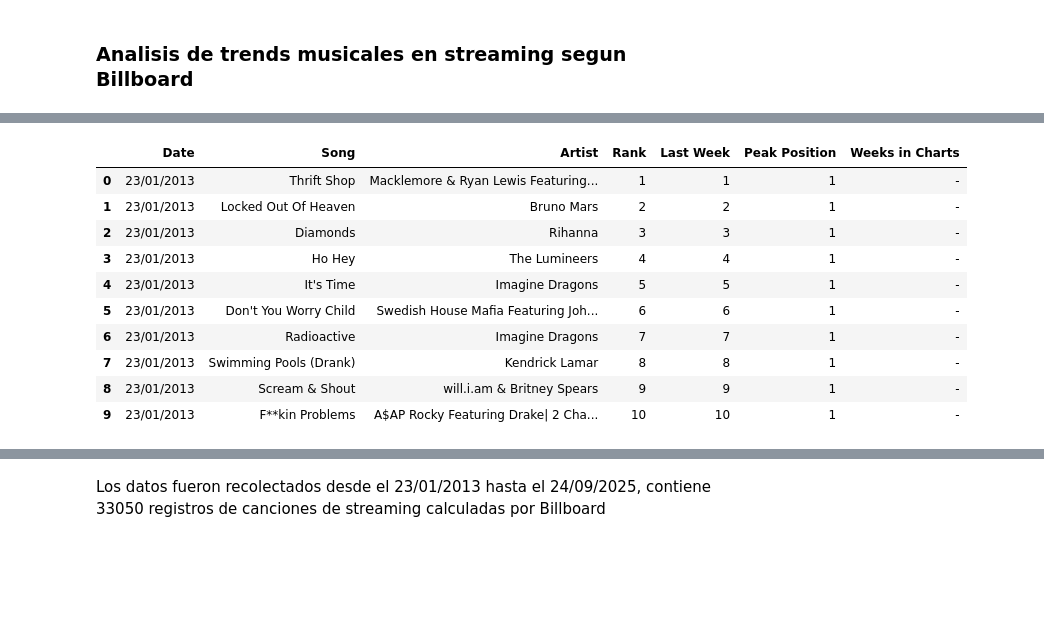
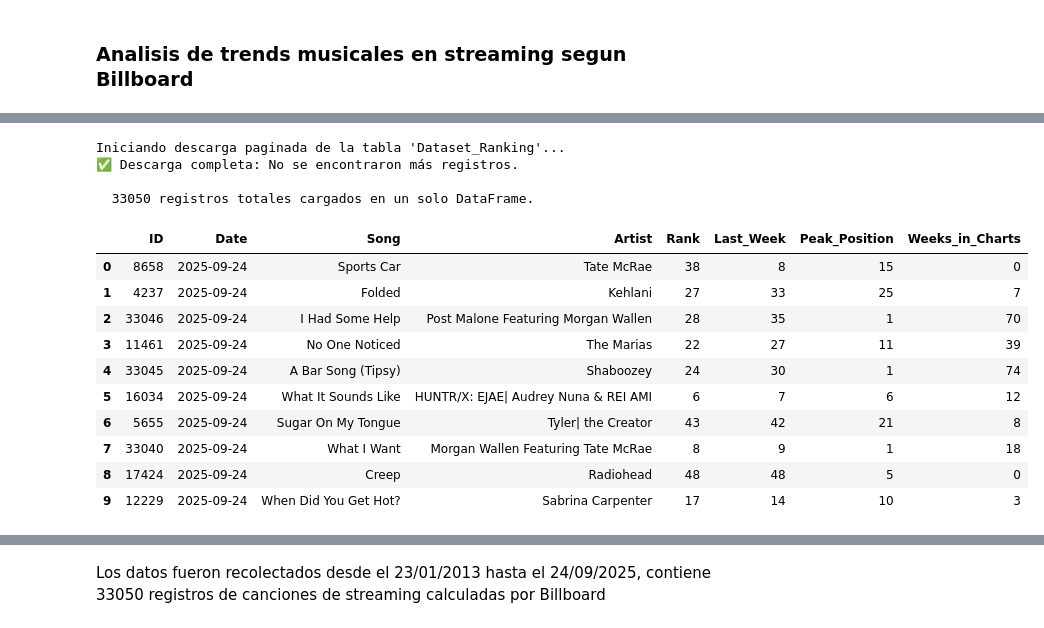
Before and after one commit to Pau-c/unidad2, a Jupyter notebook: ej3u2.ipynb, the cells around one changed output, grey strips where cells are left out. Cells and saved outputs as stored; diff of their text form; code cells hidden in the pictures; blank space fills up the shorter version.

Commit message:
agrego actualizacion de notebook con conexión a BD supabase via API-rest

```diff
--- a/ej3u2.ipynb
+++ b/ej3u2.ipynb
@@ -11,20 +23,76 @@ fuente
 import pandas as pd
 import plotly.express as px
 import plotly.graph_objects as go
+# %%
+# Configuración
+SUPABASE_URL = os.environ["SUPABASE_URL"]
+SUPABASE_KEY = os.environ["SUPABASE_KEY"]
+TABLE_NAME = "Dataset_Ranking"
+PAGE_SIZE = 1000  # Límite por defecto de Supabase
+# ---------------------------------------------
+
+# Inicialización
+supabase: Client = create_client(SUPABASE_URL, SUPABASE_KEY)
+all_records = []
+offset = 0
+
+print(f"Iniciando descarga paginada de la tabla '{TABLE_NAME}'...")
+
+while True:
+    #  Definir el rango de filas a solicitar (paginación)
+    start_row = offset
+    end_row = offset + PAGE_SIZE - 1
+
+    #print(f" -> Fetching filas {start_row} a {end_row}...")
+
+    #  Ejecutar la consulta con el rango
+    response = (
+        supabase.table(TABLE_NAME)
+        .select('*')
+        .order('Date', desc=True)
+        .range(start_row, end_row) #  La clave de la paginación
+        .execute()
+    )
+
+    data = response.data
+
+    #  Romper el bucle si no hay más datos
+    if not data:
+        print("Descarga completa: No se encontraron más registros.")
+        break
+
+    #  Acumular los registros
+    all_records.extend(data)
+
+    #  Aumentar el desplazamiento para la siguiente página
+    offset += PAGE_SIZE
+
+#  Crear el DataFrame ÚNICO
+if all_records:
+    df = pd.DataFrame(all_records)
+    print(f"\n  {len(df)} registros totales cargados en un solo DataFrame.")
+
+else:
+    print("La tabla está vacía.")
+# %% [output]
+Iniciando descarga paginada de la tabla 'Dataset_Ranking'...
+✅ Descarga completa: No se encontraron más registros.
+
+  33050 registros totales cargados en un solo DataFrame.
 # %%
 # dataframe
-df = pd.read_csv(r"archivos\streaming_songs.csv")
+#df = pd.read_csv("/work/streaming_songs.csv")
 df.head(10)
 # %% [output]
-|  | Date | Song | Artist | Rank | Last Week | Peak Position | Weeks in Charts |
-| 0 | 23/01/2013 | Thrift Shop | Macklemore & Ryan Lewis Featuring... | 1 | 1 | 1 | - |
-| 1 | 23/01/2013 | Locked Out Of Heaven | Bruno Mars | 2 | 2 | 1 | - |
-| 2 | 23/01/2013 | Diamonds | Rihanna | 3 | 3 | 1 | - |
-| 3 | 23/01/2013 | Ho Hey | The Lumineers | 4 | 4 | 1 | - |
-| 4 | 23/01/2013 | It's Time | Imagine Dragons | 5 | 5 | 1 | - |
-| 5 | 23/01/2013 | Don't You Worry Child | Swedish House Mafia Featuring Joh... | 6 | 6 | 1 | - |
-| 6 | 23/01/2013 | Radioactive | Imagine Dragons | 7 | 7 | 1 | - |
-| 7 | 23/01/2013 | Swimming Pools (Drank) | Kendrick Lamar | 8 | 8 | 1 | - |
-| 8 | 23/01/2013 | Scream & Shout | will.i.am & Britney Spears | 9 | 9 | 1 | - |
-| 9 | 23/01/2013 | F**kin Problems | A$AP Rocky Featuring Drake| 2 Cha... | 10 | 10 | 1 | - |
+|  | ID | Date | Song | Artist | Rank | Last_Week | Peak_Position | Weeks_in_Charts |
+| 0 | 8658 | 2025-09-24 | Sports Car | Tate McRae | 38 | 8 | 15 | 0 |
+| 1 | 4237 | 2025-09-24 | Folded | Kehlani | 27 | 33 | 25 | 7 |
+| 2 | 33046 | 2025-09-24 | I Had Some Help | Post Malone Featuring Morgan Wallen | 28 | 35 | 1 | 70 |
+| 3 | 11461 | 2025-09-24 | No One Noticed | The Marias | 22 | 27 | 11 | 39 |
+| 4 | 33045 | 2025-09-24 | A Bar Song (Tipsy) | Shaboozey | 24 | 30 | 1 | 74 |
+| 5 | 16034 | 2025-09-24 | What It Sounds Like | HUNTR/X: EJAE| Audrey Nuna & REI AMI | 6 | 7 | 6 | 12 |
+| 6 | 5655 | 2025-09-24 | Sugar On My Tongue | Tyler| the Creator | 43 | 42 | 21 | 8 |
+| 7 | 33040 | 2025-09-24 | What I Want | Morgan Wallen Featuring Tate McRae | 8 | 9 | 1 | 18 |
+| 8 | 17424 | 2025-09-24 | Creep | Radiohead | 48 | 48 | 5 | 0 |
+| 9 | 12229 | 2025-09-24 | When Did You Get Hot? | Sabrina Carpenter | 17 | 14 | 10 | 3 |
 # %%
```
Also changed, not shown: parts of 19 cells of this notebook.
